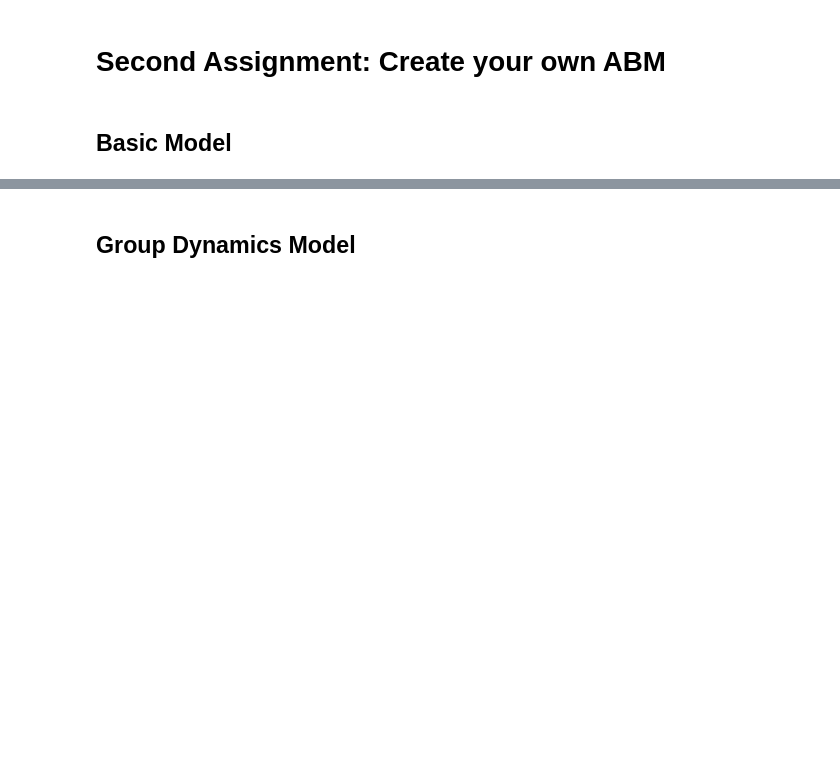
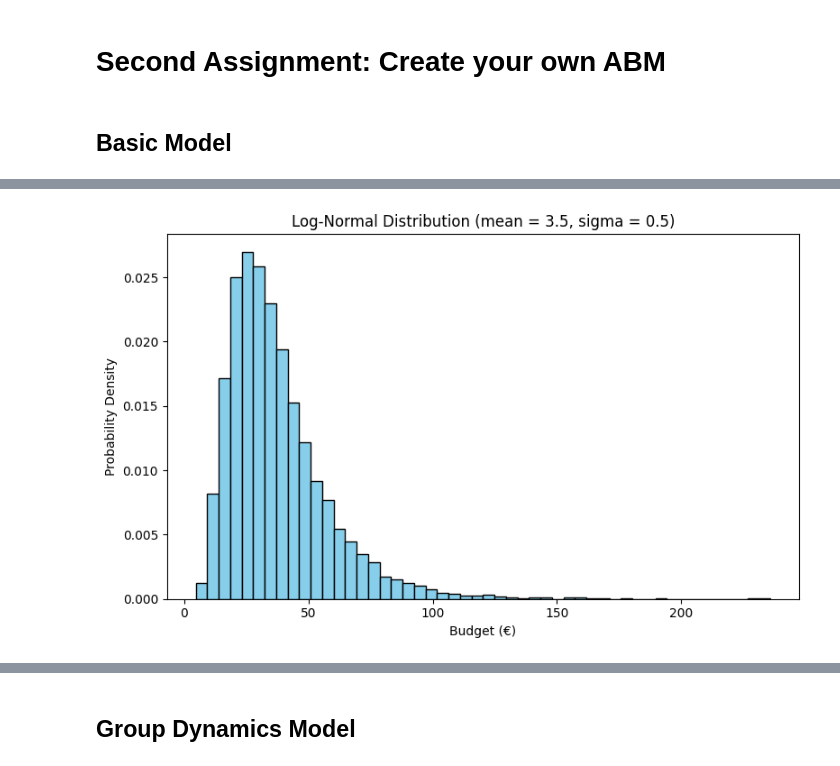
Before and after one commit to lvyvey/Overpoort, a Jupyter notebook: Overpoort.ipynb, the cells around one changed output, grey strips where cells are left out. Saved outputs shown, nothing was run; the diff lists cells and outputs as text; code cells hidden in the pictures; blank space fills up the shorter version.

```diff
--- a/Overpoort.ipynb
+++ b/Overpoort.ipynb
@@ -4,0 +26,22 @@
+# %%
+# Set seed for reproducibility
+np.random.seed(42)
+
+# Parameters for the log-normal distribution
+mean = 3.5  # ln-scale mean
+sigma = 0.5  # standard deviation on the log scale
+
+# Generate sample budgets
+sample_size = 10000
+budgets = np.random.lognormal(mean, sigma, sample_size)
+
+# Plotting
+plt.figure(figsize=(8, 5))
+plt.hist(budgets, bins=50, color='skyblue', edgecolor='black', density=True)
+plt.title('Log-Normal Distribution (mean = 3.5, sigma = 0.5)')
+plt.xlabel('Budget (€)')
+plt.ylabel('Probability Density')
+plt.tight_layout()
+plt.show()
+# %% [output]
+[figure, added]
```
Also changed, not shown: parts of 3 cells of this notebook, 6 other files.
